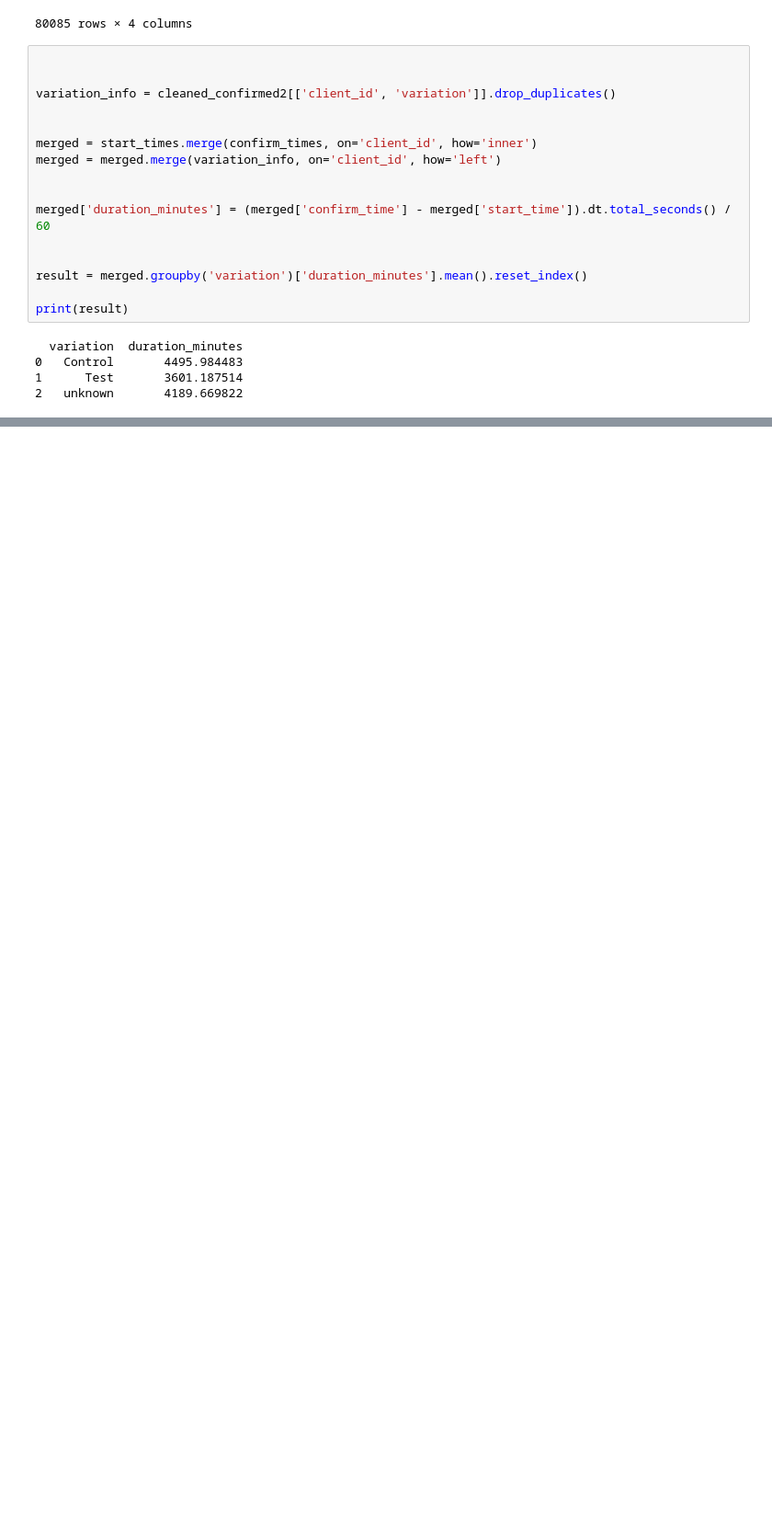
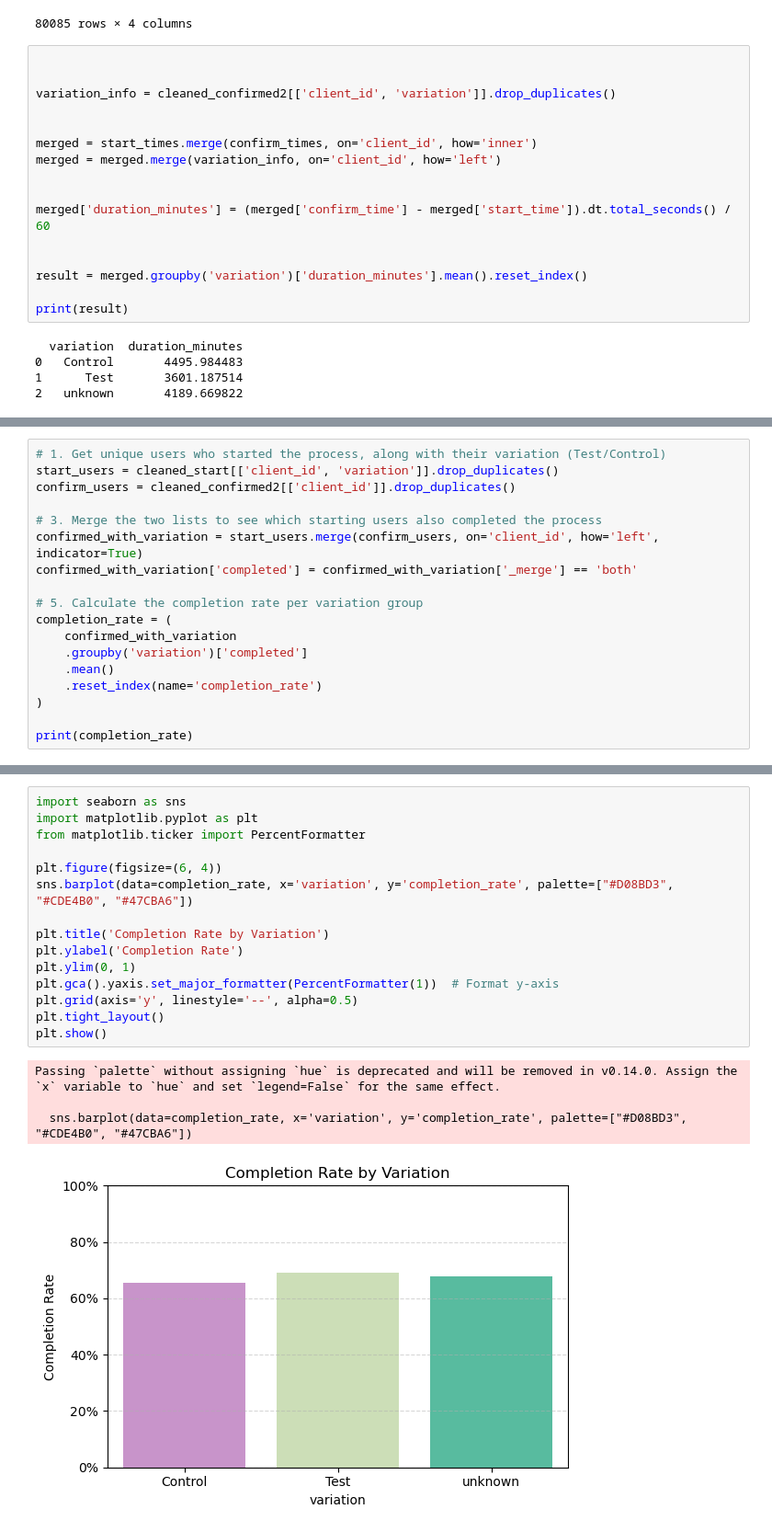
Before and after one commit to SofyMelvill/vanguard-ab-test, a Jupyter notebook: data_SA.ipynb, the cells around one changed output, grey strips where cells are left out. Shown: that part at 92% size. Cells and saved outputs as stored; diff of their text form; blank space fills up the shorter version.

```diff
--- a/data_SA.ipynb
+++ b/data_SA.ipynb
@@ -1028,0 +1035,18 @@ print(result)
+# %%
+# 1. Get unique users who started the process, along with their variation (Test/Control)
+start_users = cleaned_start[['client_id', 'variation']].drop_duplicates()
+confirm_users = cleaned_confirmed2[['client_id']].drop_duplicates()
+
+# 3. Merge the two lists to see which starting users also completed the process
+confirmed_with_variation = start_users.merge(confirm_users, on='client_id', how='left', indicator=True)
+confirmed_with_variation['completed'] = confirmed_with_variation['_merge'] == 'both'
+
+# 5. Calculate the completion rate per variation group
+completion_rate = (
+    confirmed_with_variation
+    .groupby('variation')['completed']
+    .mean()
+    .reset_index(name='completion_rate')
+)
+
+print(completion_rate)
@@ -1028,0 +1058,20 @@ print(result)
+# %%
+import seaborn as sns
+import matplotlib.pyplot as plt
+from matplotlib.ticker import PercentFormatter
+
+plt.figure(figsize=(6, 4))
+sns.barplot(data=completion_rate, x='variation', y='completion_rate', palette=["#D08BD3", "#CDE4B0", "#47CBA6"])
+
+plt.title('Completion Rate by Variation')
+plt.ylabel('Completion Rate')
+plt.ylim(0, 1)
+plt.gca().yaxis.set_major_formatter(PercentFormatter(1))  # Format y-axis
+plt.grid(axis='y', linestyle='--', alpha=0.5)
+plt.tight_layout()
+plt.show()
+# %% [output]
+Passing `palette` without assigning `hue` is deprecated and will be removed in v0.14.0. Assign the `x` variable to `hue` and set `legend=False` for the same effect.
+
+  sns.barplot(data=completion_rate, x='variation', y='completion_rate', palette=["#D08BD3", "#CDE4B0", "#47CBA6"])
+[figure, added]
```
Also changed, not shown: parts of 5 cells of this notebook.
